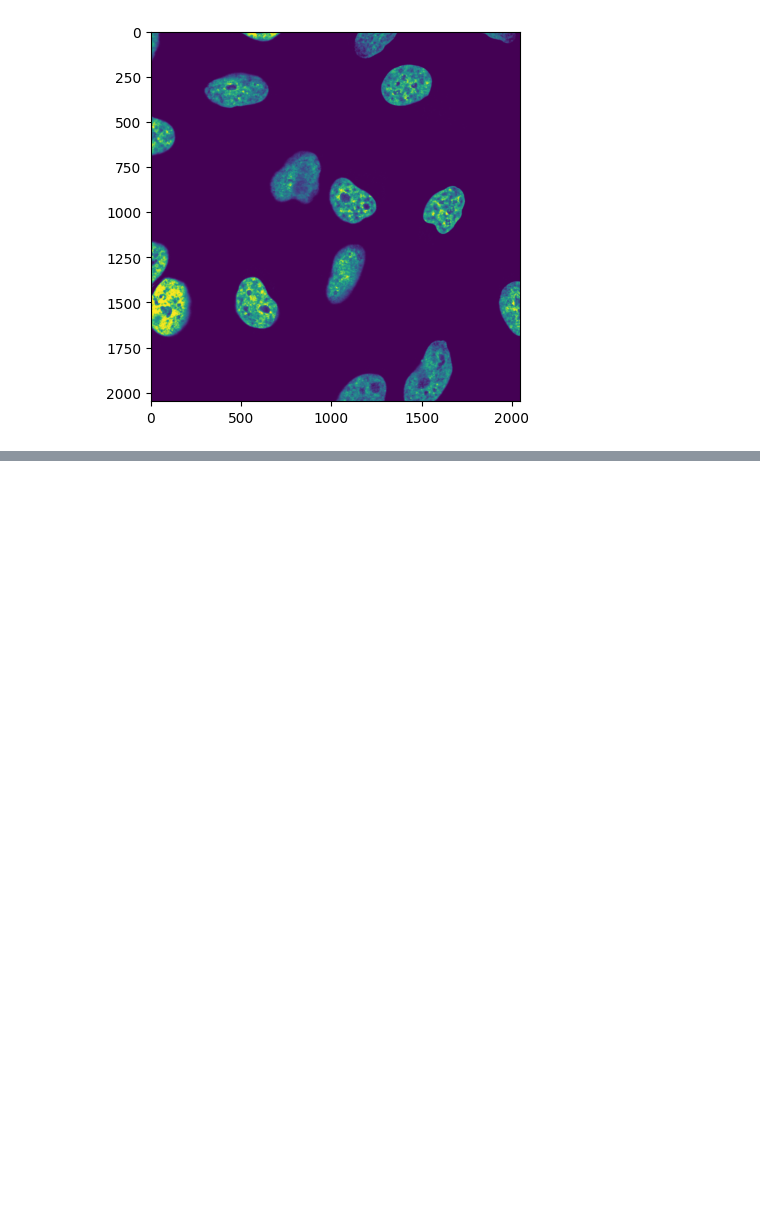
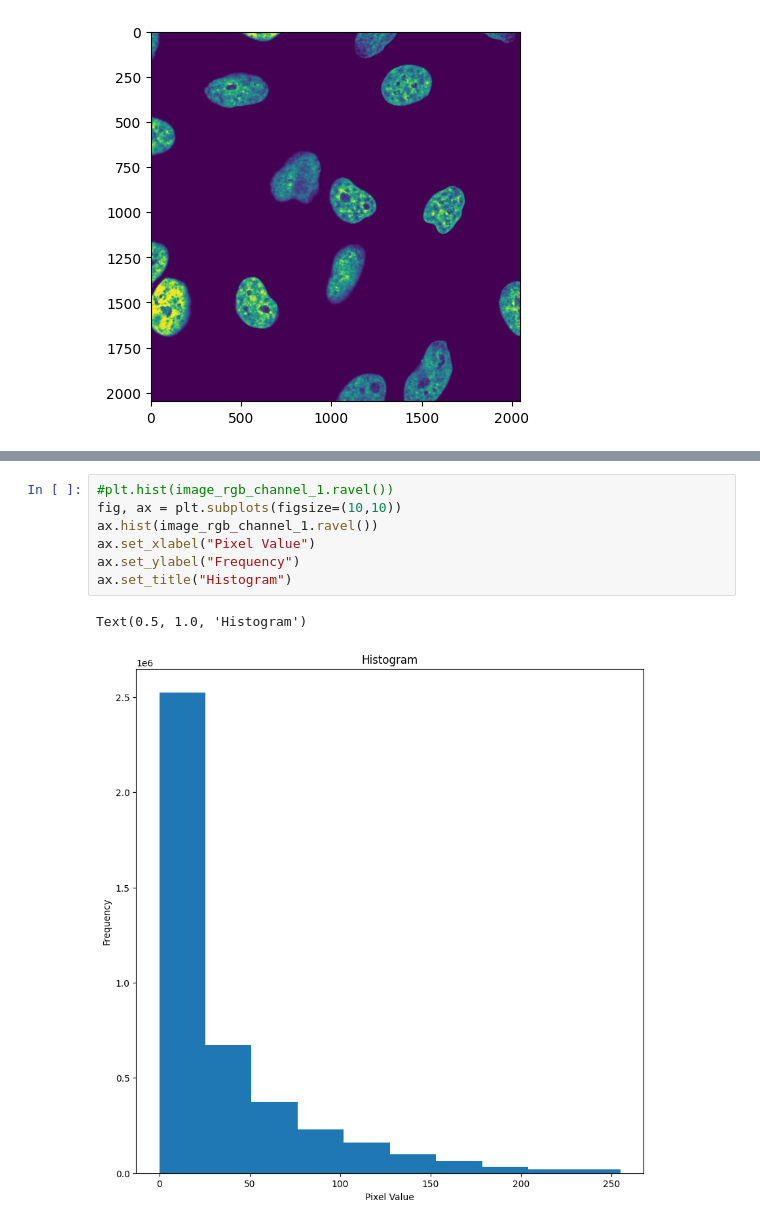
Before and after one commit to Nishitha0730/Computer-Vision, a Jupyter notebook: Images_as_Array.ipynb, the cells around one changed output, grey strips where cells are left out. Saved outputs shown, nothing was run; the diff lists cells and outputs as text; blank space fills up the shorter version.

Commit message:
Image Histogram part updated

```diff
--- a/Images_as_Array.ipynb
+++ b/Images_as_Array.ipynb
@@ -235,0 +256,10 @@ plt.imshow(image_rgb_channel_3)
+# %%
+#plt.hist(image_rgb_channel_1.ravel())
+fig, ax = plt.subplots(figsize=(10,10))
+ax.hist(image_rgb_channel_1.ravel())
+ax.set_xlabel("Pixel Value")
+ax.set_ylabel("Frequency")
+ax.set_title("Histogram")
+# %% [output]
+Text(0.5, 1.0, 'Histogram')
+[figure, added]
```
Also changed, not shown: parts of 5 cells of this notebook.
